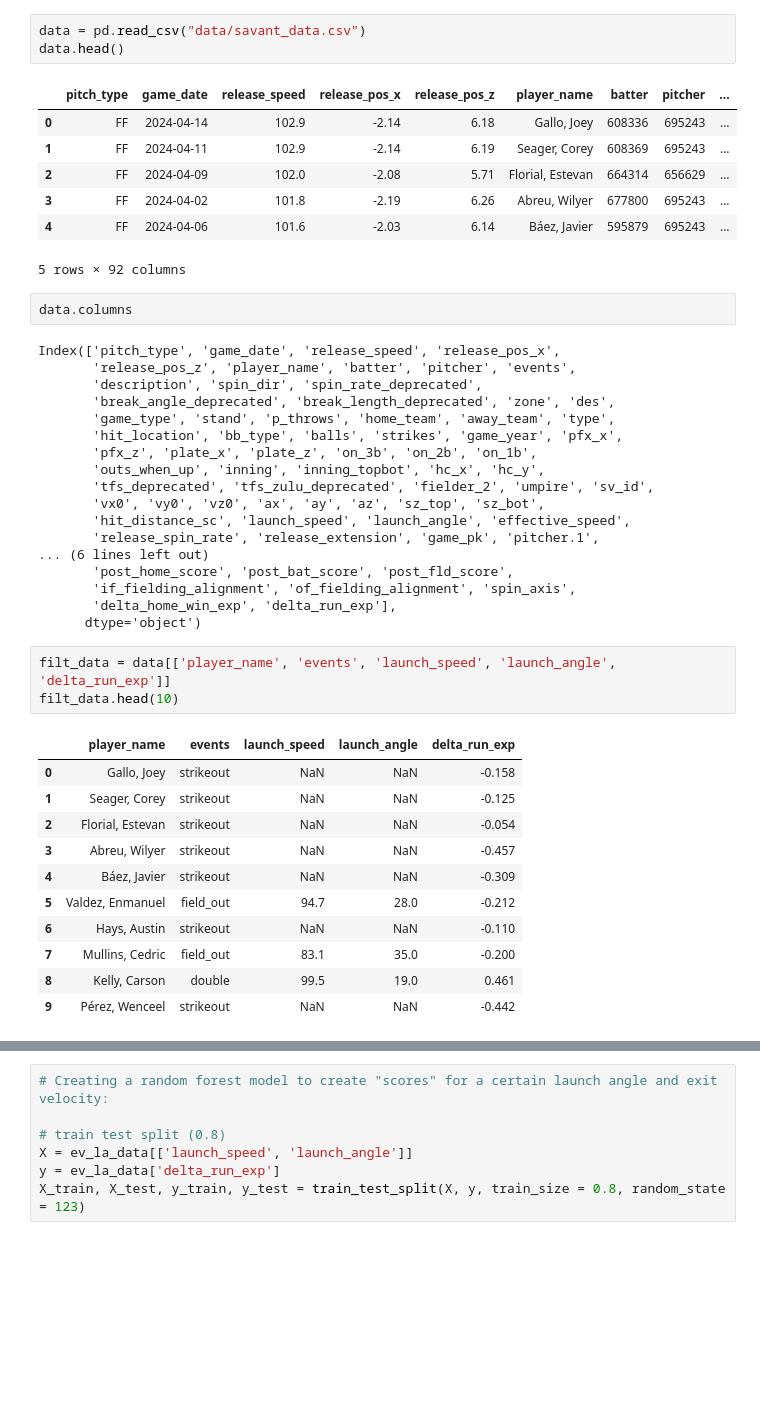
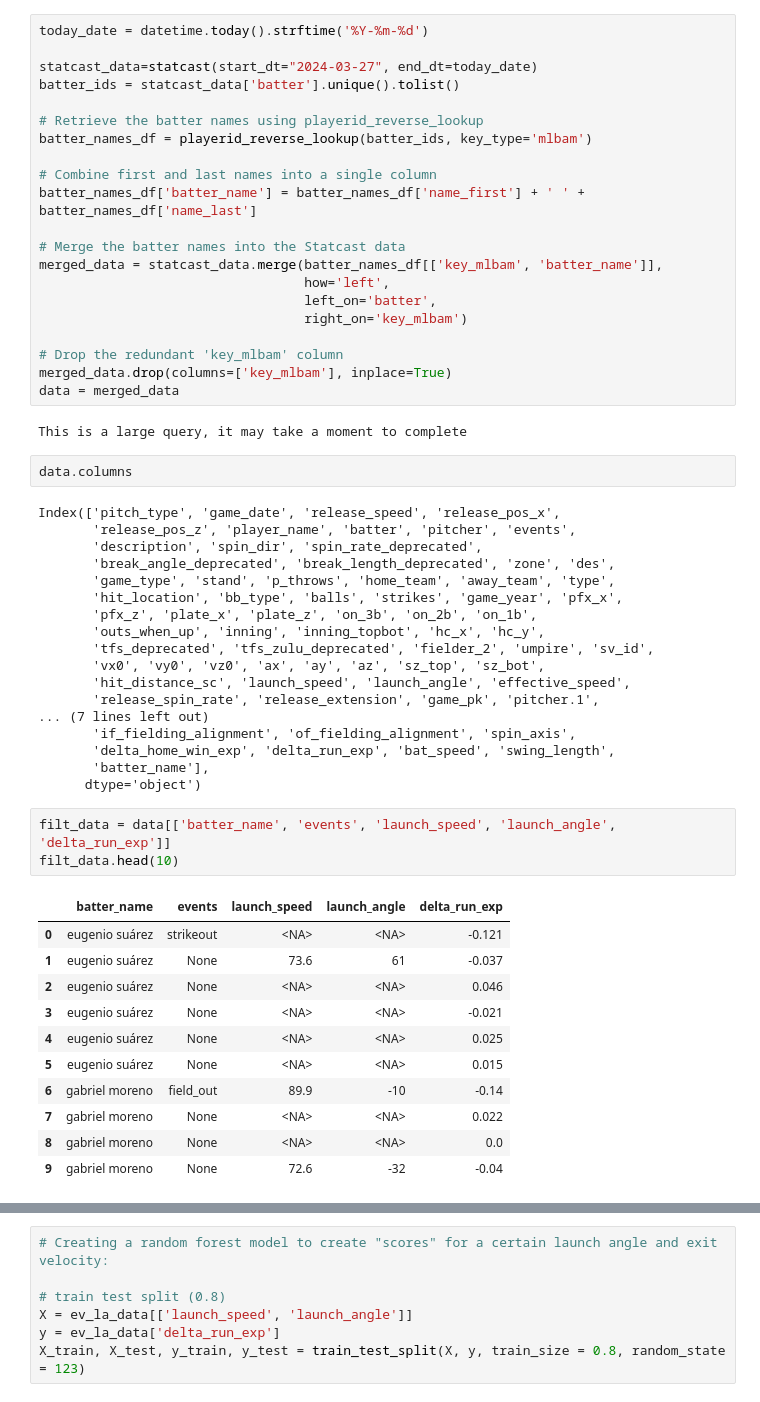
Before and after one commit to mcgillies/metwoba, a Jupyter notebook: metwOBA.ipynb, the cells around one changed output, grey strips where cells are left out. Drawn from its saved outputs; the diff is of its cells as text; blank space fills up the shorter version.

```diff
--- a/metwOBA.ipynb
+++ b/metwOBA.ipynb
@@ -23,14 +25,26 @@ import seaborn as sn
 # %%
-data = pd.read_csv("data/savant_data.csv")
-data.head()
+today_date = datetime.today().strftime('%Y-%m-%d')
+
+statcast_data=statcast(start_dt="2024-03-27", end_dt=today_date)
+batter_ids = statcast_data['batter'].unique().tolist()
+
+# Retrieve the batter names using playerid_reverse_lookup
+batter_names_df = playerid_reverse_lookup(batter_ids, key_type='mlbam')
+
+# Combine first and last names into a single column
+batter_names_df['batter_name'] = batter_names_df['name_first'] + ' ' + batter_names_df['name_last']
+
+# Merge the batter names into the Statcast data
+merged_data = statcast_data.merge(batter_names_df[['key_mlbam', 'batter_name']],
+                                  how='left',
+                                  left_on='batter',
+                                  right_on='key_mlbam')
+
+# Drop the redundant 'key_mlbam' column
+merged_data.drop(columns=['key_mlbam'], inplace=True)
+data = merged_data
 # %% [output]
-|  | pitch_type | game_date | release_speed | release_pos_x | release_pos_z | player_name | batter | pitcher | ... |
-| 0 | FF | 2024-04-14 | 102.9 | -2.14 | 6.18 | Gallo, Joey | 608336 | 695243 | ... |
-| 1 | FF | 2024-04-11 | 102.9 | -2.14 | 6.19 | Seager, Corey | 608369 | 695243 | ... |
-| 2 | FF | 2024-04-09 | 102.0 | -2.08 | 5.71 | Florial, Estevan | 664314 | 656629 | ... |
-| 3 | FF | 2024-04-02 | 101.8 | -2.19 | 6.26 | Abreu, Wilyer | 677800 | 695243 | ... |
-| 4 | FF | 2024-04-06 | 101.6 | -2.03 | 6.14 | Báez, Javier | 595879 | 695243 | ... |
-5 rows × 92 columns
+This is a large query, it may take a moment to complete
 # %%
 data.columns
 # %% [output]
@@ -46,26 +60,26 @@ Index(['pitch_type', 'game_date', 'release_speed', 'release_pos_x',
        'vx0', 'vy0', 'vz0', 'ax', 'ay', 'az', 'sz_top', 'sz_bot',
        'hit_distance_sc', 'launch_speed', 'launch_angle', 'effective_speed',
        'release_spin_rate', 'release_extension', 'game_pk', 'pitcher.1',
-... (6 lines left out)
-       'post_home_score', 'post_bat_score', 'post_fld_score',
+... (7 lines left out)
        'if_fielding_alignment', 'of_fielding_alignment', 'spin_axis',
-       'delta_home_win_exp', 'delta_run_exp'],
+       'delta_home_win_exp', 'delta_run_exp', 'bat_speed', 'swing_length',
+       'batter_name'],
       dtype='object')
 # %%
-filt_data = data[['player_name', 'events', 'launch_speed', 'launch_angle', 'delta_run_exp']]
+filt_data = data[['batter_name', 'events', 'launch_speed', 'launch_angle', 'delta_run_exp']]
 filt_data.head(10)
 # %% [output]
-|  | player_name | events | launch_speed | launch_angle | delta_run_exp |
-| 0 | Gallo, Joey | strikeout | NaN | NaN | -0.158 |
-| 1 | Seager, Corey | strikeout | NaN | NaN | -0.125 |
-| 2 | Florial, Estevan | strikeout | NaN | NaN | -0.054 |
-| 3 | Abreu, Wilyer | strikeout | NaN | NaN | -0.457 |
-| 4 | Báez, Javier | strikeout | NaN | NaN | -0.309 |
-| 5 | Valdez, Enmanuel | field_out | 94.7 | 28.0 | -0.212 |
-| 6 | Hays, Austin | strikeout | NaN | NaN | -0.110 |
-| 7 | Mullins, Cedric | field_out | 83.1 | 35.0 | -0.200 |
-| 8 | Kelly, Carson | double | 99.5 | 19.0 | 0.461 |
-| 9 | Pérez, Wenceel | strikeout | NaN | NaN | -0.442 |
+|  | batter_name | events | launch_speed | launch_angle | delta_run_exp |
+| 0 | eugenio suárez | strikeout | <NA> | <NA> | -0.121 |
+| 1 | eugenio suárez | None | 73.6 | 61 | -0.037 |
+| 2 | eugenio suárez | None | <NA> | <NA> | 0.046 |
+| 3 | eugenio suárez | None | <NA> | <NA> | -0.021 |
+| 4 | eugenio suárez | None | <NA> | <NA> | 0.025 |
+| 5 | eugenio suárez | None | <NA> | <NA> | 0.015 |
+| 6 | gabriel moreno | field_out | 89.9 | -10 | -0.14 |
+| 7 | gabriel moreno | None | <NA> | <NA> | 0.022 |
+| 8 | gabriel moreno | None | <NA> | <NA> | 0.0 |
+| 9 | gabriel moreno | None | 72.6 | -32 | -0.04 |
 # %%
 filt_data['events'].unique()
 # %% [output]
```
Also changed, not shown: parts of 19 cells of this notebook, 2 other files.
